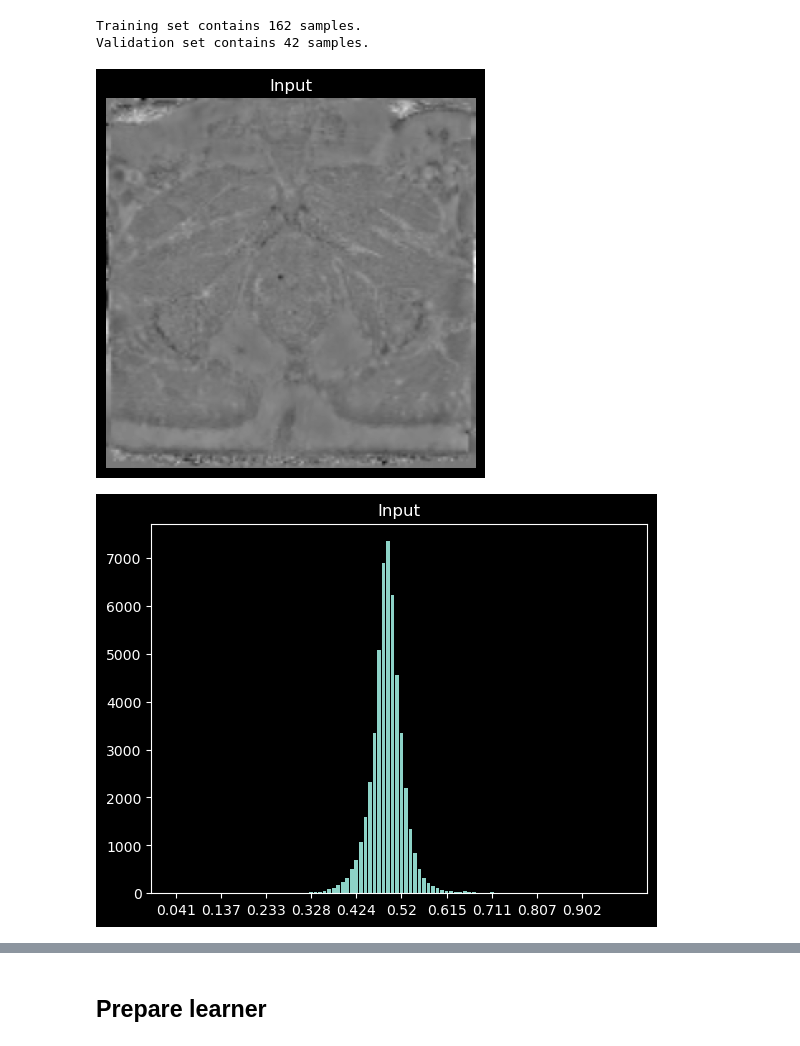
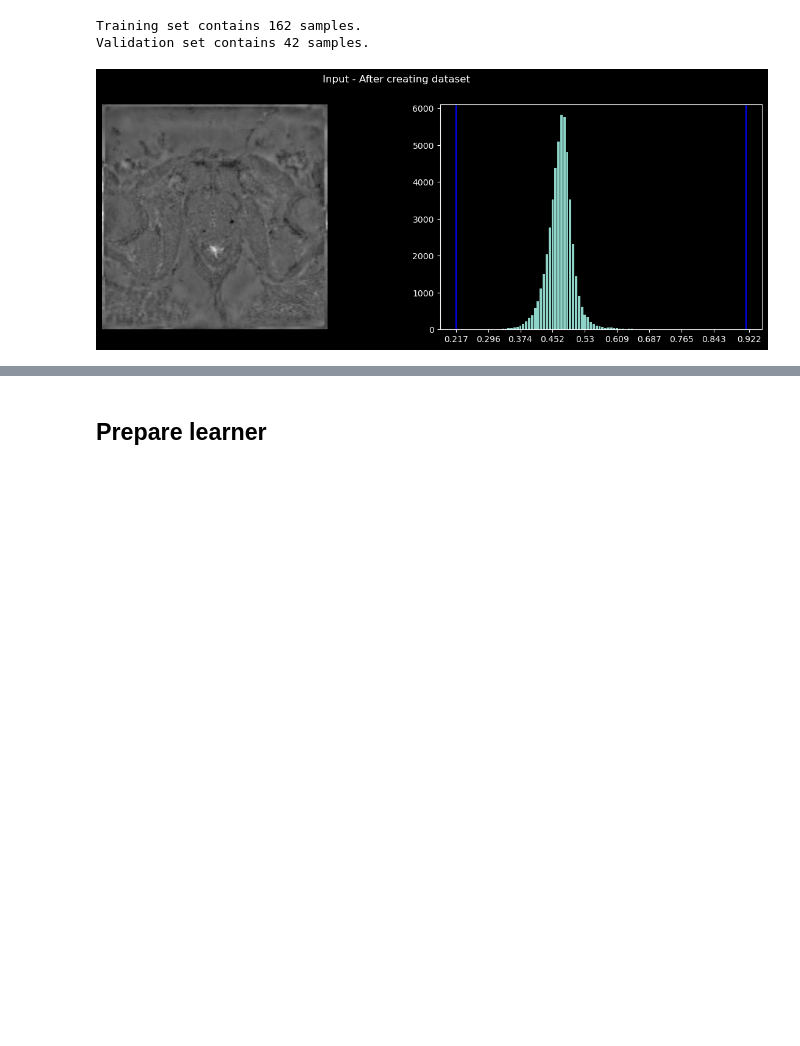
Before and after one commit to astewartau/prostate, a Jupyter notebook: prostate.ipynb, the cells around one changed output, grey strips where cells are left out. Saved outputs shown, nothing was run; the diff lists cells and outputs as text; code cells hidden in the pictures; blank space fills up the shorter version.

```diff
--- a/prostate.ipynb
+++ b/prostate.ipynb
@@ -20,14 +20,33 @@ from matplotlib import pyplot as plt
 # %% [markdown]
 ## Useful functions
 # %%
-def show_histogram(data, title=None, n_bins=100, n_ticks=10, vmin=None, vmax=None):
-    if vmin is None: vmin = data.min()
-    if vmax is None: vmax = data.max()
-    hist = torch.histc(data, bins=n_bins, min=vmin, max=vmax)
-    plt.figure()
-    plt.bar(range(len(hist)), hist, align='center')
-    if title: plt.title(title)
-    plt.xticks(ticks=range(0, len(hist), n_ticks), labels=[round(float(vmin + i*((vmax - vmin) / n_ticks)),3) for i in range(n_ticks)])
+def show_histogram(data, title=None, n_bins=100, n_ticks=10, vrange_hist=None, vrange_imshow=None, cmap='gray', **args):
+    # superfigure
+    fig, (ax1, ax2) = plt.subplots(1,2)
+    fig.set_figwidth(15)
+    if title: fig.suptitle(title)#fontsize=29
+
+    # data subplot
+    if vrange_imshow is None: vrange_imshow = (float(data.min()), float(data.max()))
+    ax1.set_title = "Data"
+    ax1.imshow(data, vmin=vrange_imshow[0], vmax=vrange_imshow[1], cmap=cmap, **args)
+    ax1.set_axis_off()
+
+    # histogram subplot
+    if vrange_hist is None: vrange_hist = (float(data.min()), float(data.max()))
+    hist = torch.histc(data, bins=n_bins, min=vrange_hist[0], max=vrange_hist[1])
+    ax2.set_title = "Histogram"
+    ax2.bar(range(len(hist)), hist, align='center')
+
+    ticks = list(np.linspace(0, len(hist), num=n_ticks, endpoint=True, retstep=False, dtype=np.int32, axis=0))
+    labels = [round(float(vrange_hist[0] + i*((vrange_hist[1] - vrange_hist[0]) / n_ticks)),3) for i in range(n_ticks)]
+    ax2.set_xticks(ticks=ticks, labels=labels)
+
+    actual_ticks = [round(float(vrange_hist[0] + i*((vrange_hist[1] - vrange_hist[0]) / n_bins)),3) for i in range(n_bins)]
+    ax2.axvline(x=np.argmin(np.abs(np.array(actual_ticks)-vrange_imshow[0])), color = 'b')
+    ax2.axvline(x=np.argmin(np.abs(np.array(actual_ticks)-vrange_imshow[1])), color = 'b')
+
+
     plt.show()
     plt.close()
 
@@ -155,11 +174,8 @@ Validation set contains 42 samples.
 # %%
 batch = dls.train.one_batch() # batch[type][idx][rgb]
 x = batch[0][0][0].cpu()
 y = batch[1][0].cpu()
 
-show_image(x, title="Input")
-show_histogram(x, title="Input")
-show_image(y, title="Label")
+show_histogram(x, title="Input - After creating dataset", n_ticks=10)
 # %% [output]
-[figure, old version]
+[figure, new version]
-[figure, removed]
```
Also changed, not shown: parts of 6 cells of this notebook.
